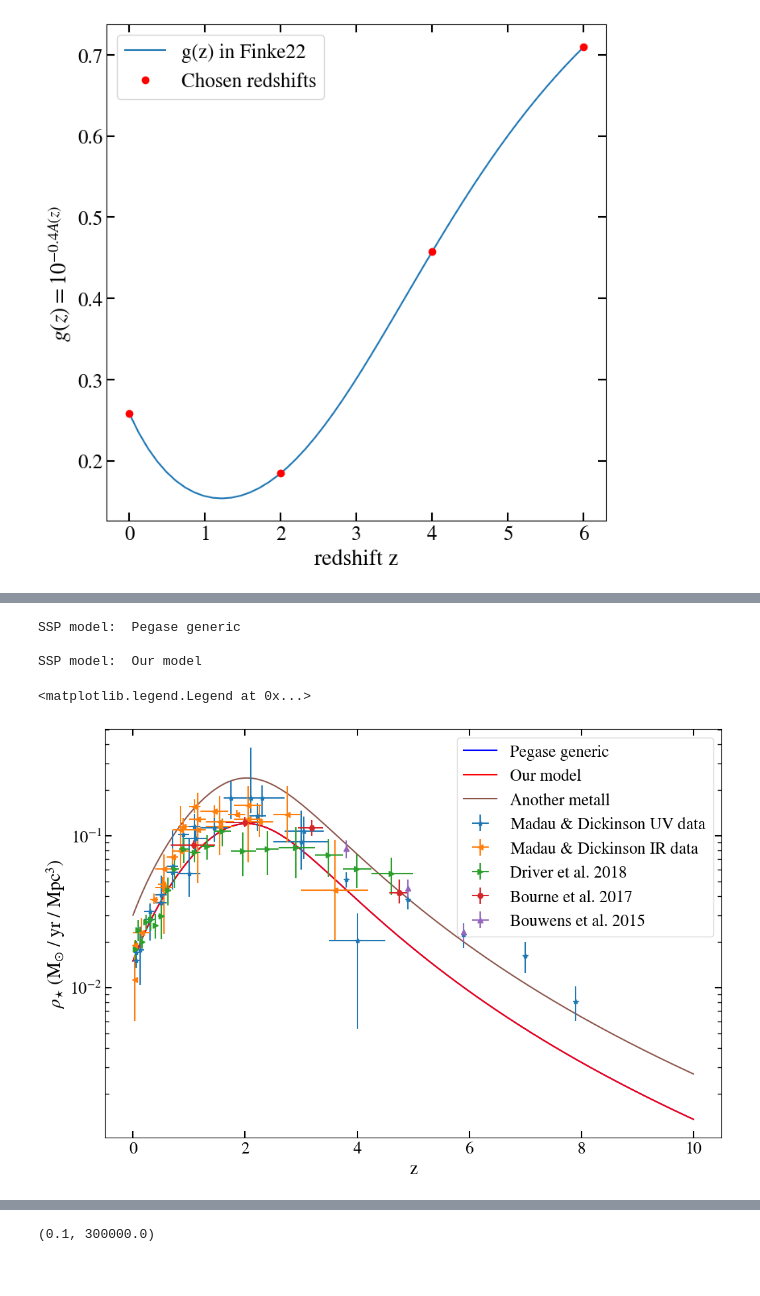
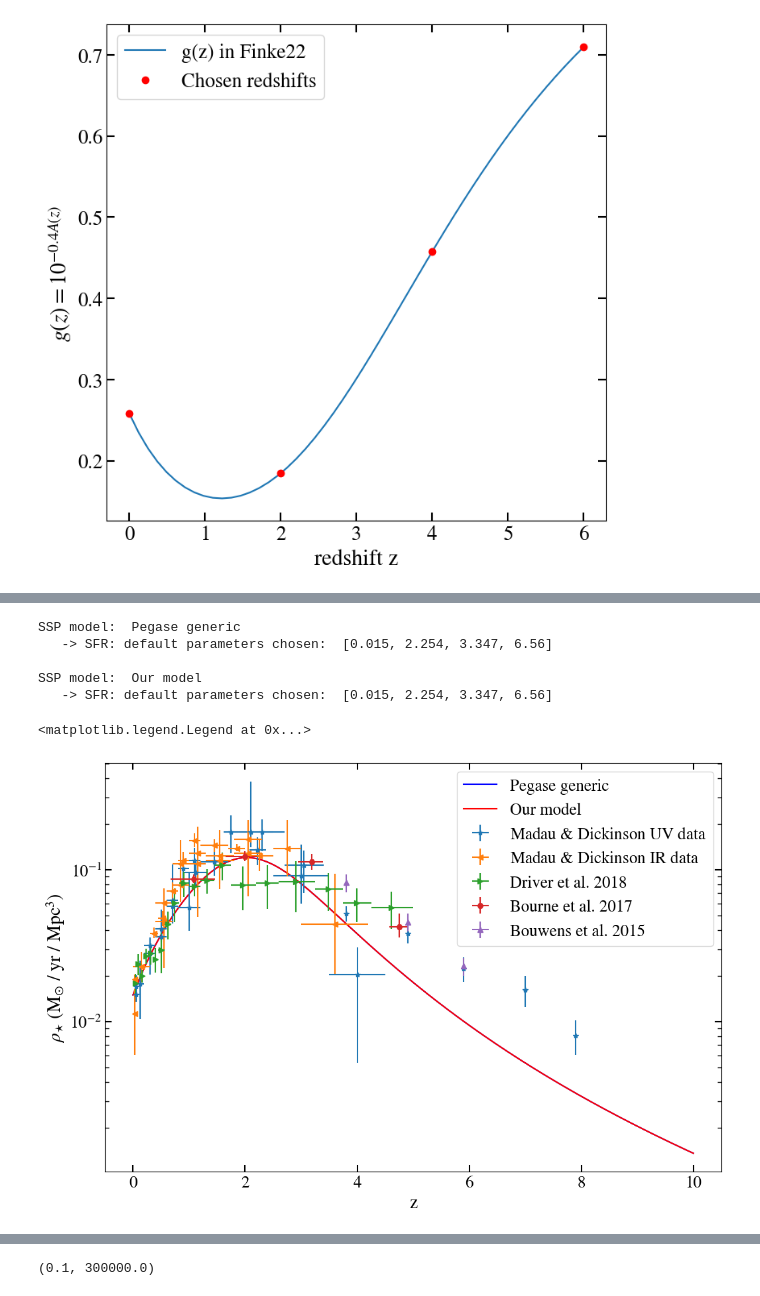
Before and after one commit to axion-alp-dm/EBL_calculation, a Jupyter notebook: notebooks/ebl_inputs.ipynb, the cells around one changed output, grey strips where cells are left out. Drawn from its saved outputs; the diff is of its cells as text; code cells hidden in the pictures.

```diff
--- a/notebooks/ebl_inputs.ipynb
+++ b/notebooks/ebl_inputs.ipynb
@@ -469,31 +487,17 @@ aa = import_met_data(ax=ax_met)
 
 z_array = np.geomspace(1e-9, 10., num=200)
 
-# The first method to input a metallicity evolution is through an analytical formula and the formula
-# parameters, given in the input yaml file that we have loaded before. The two parameters that we need
-# in it are:
-#    metall_formula: 'lambda zz, args :10 ** (args[0] - args[1] * zz ** args[2]) * args[3]'
-#    args_metall: [-0.147, 0.207, 0.819, 0.02]
-
 for nkey, key in enumerate(config_data['ssp_models']):
     print()
     print('SSP model: ', config_data['ssp_models'][key]['name'])
 
     ax_met.plot(z_array,
-                ebl_class.metall_mean(
-                    function_input=config_data['ssp_models'][key]['metall_formula'],
+                metall_model(
                     zz_array=z_array,
-                    args=config_data['ssp_models'][key]['metall_params']),
+                    metall_model=config_data['ssp_models'][key]['metall_formula']
+                ),
                 label=config_data['ssp_models'][key]['name'],
                 color=colors[nkey % len(colors)])
-
-# The second method to input a metallicity evolution is to give a callable as an input.
-# For now, this does only accept the redshift array as input parameter.
-def metall_evol(zz, args=[0.008]):
-    return np.ones(len(zz)) * args[0]
-
-plt.plot(z_array, ebl_class.metall_mean(function_input=metall_evol, zz_array=z_array),
-         label='Constant metall')
 
 
 # Figure specifications
@@ -521,50 +535,38 @@ There are two possible methods to input this dependency: with the definition in
 fig_sfr, ax_sfr = plt.subplots(figsize=(12, 8))
 
 z_array = np.linspace(0., 10., num=500)
 
 # We import the metallicity data from the Fermi compilation (if available)
 sfr_data = sfr_data_dict()
 plot_sfr_data(sfr_data)
 
-# The first method to input a SFR evolution is through an analytical formula and the formula
-# parameters, given in the input yaml file that we have loaded before. The two parameters that we need
-# in it are:
-#    sfr: 'lambda x, ci : ci[0] * (1 + x)**ci[1] / (1 + ((1+x)/ci[2])**ci[3])'
-#    sfr_params: [0.0145, 2.253, 3.347, 6.563]
-
 for nkey, key in enumerate(config_data['ssp_models']):
     print()
     print('SSP model: ', config_data['ssp_models'][key]['name'])
 
-    ax_sfr.plot(z_array, ebl_class.sfr_function(
-        function_input=config_data['ssp_models'][key]['sfr_formula'],
+    ax_sfr.plot(z_array, sfr_model(
         zz_array=z_array,
-        params=config_data['ssp_models'][key]['sfr_params']),
+        sfr_model=config_data['ssp_models'][key]['sfr_formula']),
                 label=config_data['ssp_models'][key]['name'],
                 color=colors[nkey % len(colors)])
 
-# The second method to input a SFR evolution is to give a callable as an input.
-# For now, this does only accept the redshift array as input parameter.
-def sfr_evol(zz, ci=[0.03, 2.253, 3.347, 6.563]):
-    return ci[0] * (1 + zz)**ci[1] / (1 + ((1+zz)/ci[2])**ci[3])
-
-plt.plot(z_array, ebl_class.sfr_function(function_input=sfr_evol, zz_array=z_array),
-         label='Another metall')
 
 # Figure specifications
 
 plt.yscale('log')
 
 plt.ylabel(r'$\rho_{\star}$ (M$_{\odot}$ / yr / Mpc$^{3}$)')
 plt.xlabel('z')
 
 ax_sfr.legend()
 # %% [output]
 SSP model:  Pegase generic
+   -> SFR: default parameters chosen:  [0.015, 2.254, 3.347, 6.56]
 
 SSP model:  Our model
+   -> SFR: default parameters chosen:  [0.015, 2.254, 3.347, 6.56]
 <matplotlib.legend.Legend at 0x...>
-[figure, old version]
+[figure, new version]
 # %% [markdown]
 ## Dust reemission templates
 
```
Also changed, not shown: parts of 17 cells of this notebook, 6 other files.
